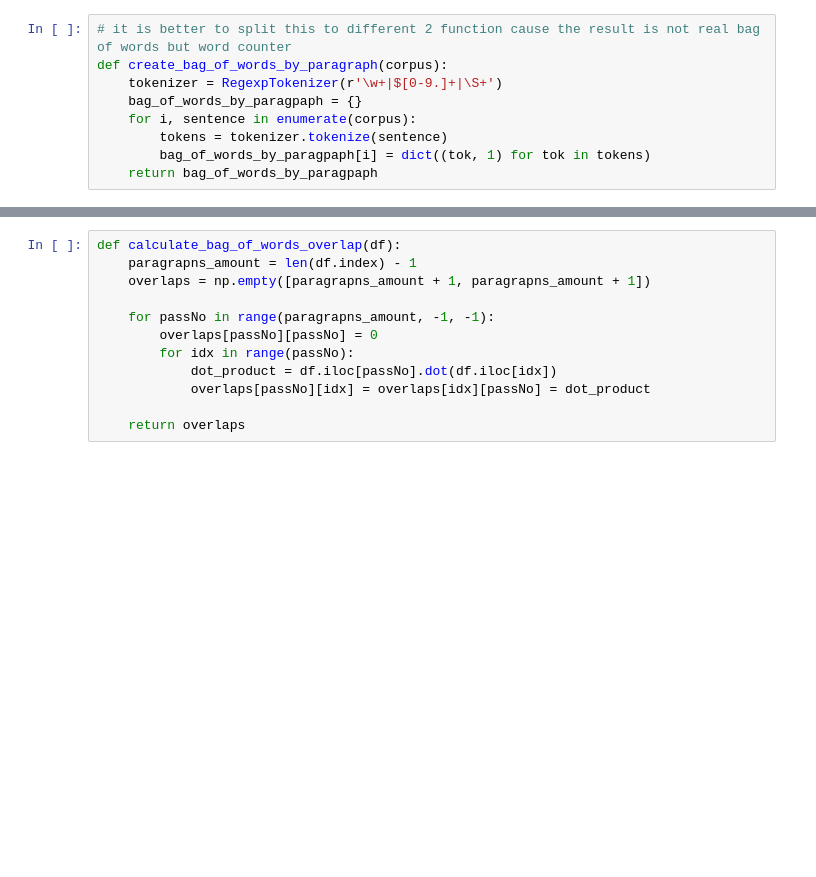
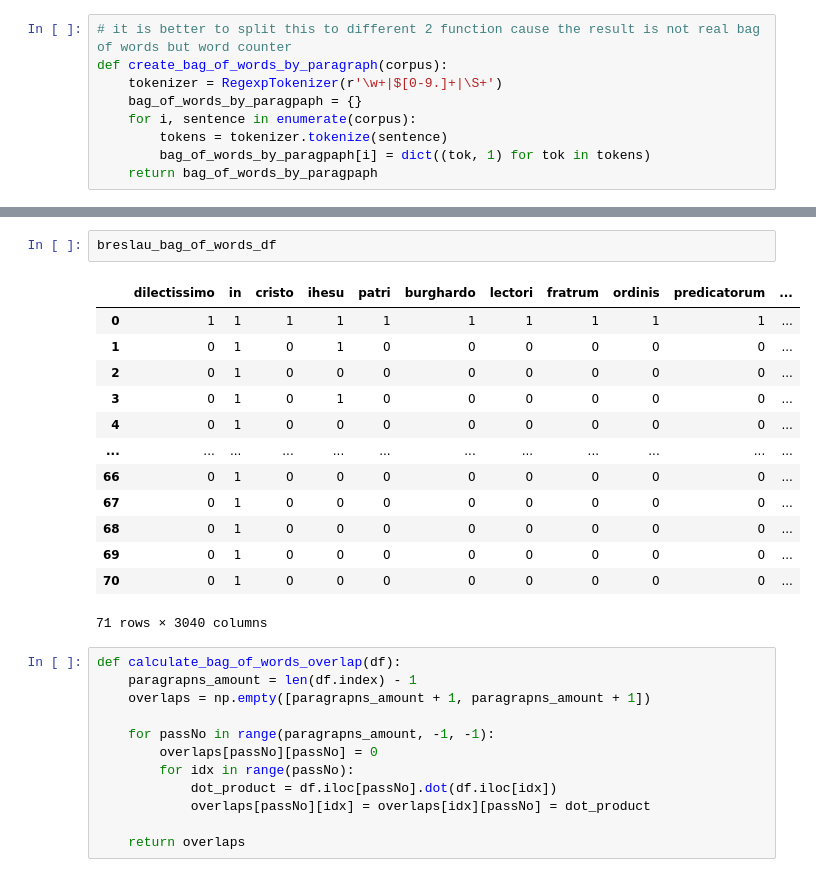
Before and after one commit to sashaaKr/thesis, a Jupyter notebook: notebooks/first_play_with_data.ipynb, the cells around one changed output, grey strips where cells are left out. Saved outputs shown, nothing was run; the diff lists cells and outputs as text; blank space fills up the shorter version.

```diff
--- a/notebooks/first_play_with_data.ipynb
+++ b/notebooks/first_play_with_data.ipynb
@@ -170,3 +189,19 @@ a_zwickau_bag_of_words_df
+# %%
+breslau_bag_of_words_df
+# %% [output]
+|  | dilectissimo | in | cristo | ihesu | patri | burghardo | lectori | fratrum | ordinis | predicatorum | ... |
+| 0 | 1 | 1 | 1 | 1 | 1 | 1 | 1 | 1 | 1 | 1 | ... |
+| 1 | 0 | 1 | 0 | 1 | 0 | 0 | 0 | 0 | 0 | 0 | ... |
+| 2 | 0 | 1 | 0 | 0 | 0 | 0 | 0 | 0 | 0 | 0 | ... |
+| 3 | 0 | 1 | 0 | 1 | 0 | 0 | 0 | 0 | 0 | 0 | ... |
+| 4 | 0 | 1 | 0 | 0 | 0 | 0 | 0 | 0 | 0 | 0 | ... |
+| ... | ... | ... | ... | ... | ... | ... | ... | ... | ... | ... | ... |
+| 66 | 0 | 1 | 0 | 0 | 0 | 0 | 0 | 0 | 0 | 0 | ... |
+| 67 | 0 | 1 | 0 | 0 | 0 | 0 | 0 | 0 | 0 | 0 | ... |
+| 68 | 0 | 1 | 0 | 0 | 0 | 0 | 0 | 0 | 0 | 0 | ... |
+| 69 | 0 | 1 | 0 | 0 | 0 | 0 | 0 | 0 | 0 | 0 | ... |
+| 70 | 0 | 1 | 0 | 0 | 0 | 0 | 0 | 0 | 0 | 0 | ... |
+71 rows × 3040 columns
 # %%
 def calculate_bag_of_words_overlap(df):
     paragrapns_amount = len(df.index) - 1
```
Also changed, not shown: parts of 17 cells of this notebook, 5 other files.
